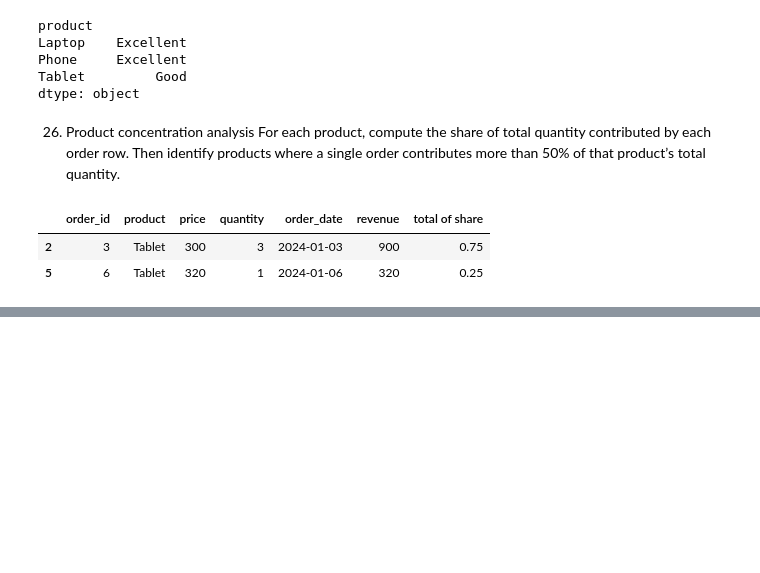
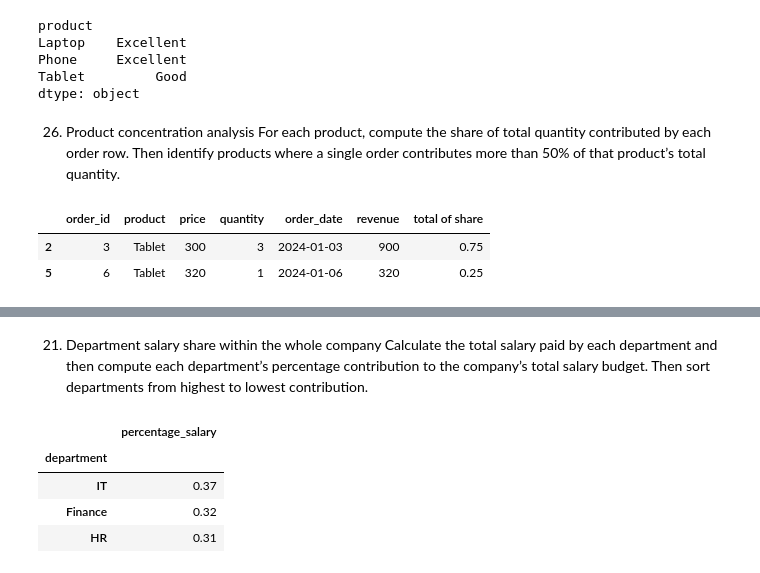
Before and after one commit to MYTWT/Data_Science, a Jupyter notebook: notebook/Pandas/practice.ipynb, the cells around one changed output, grey strips where cells are left out. Drawn from its saved outputs; the diff is of its cells as text; code cells hidden in the pictures; blank space fills up the shorter version.

```diff
--- a/notebook/Pandas/practice.ipynb
+++ b/notebook/Pandas/practice.ipynb
@@ -200,0 +227,18 @@ df
+# %% [markdown]
+21. Department salary share within the whole company
+Calculate the total salary paid by each department and then compute each department’s percentage contribution to the company’s total salary budget.
+Then sort departments from highest to lowest contribution.
+# %%
+
+import numpy as np
+total = np.sum(df_employees['salary'])
+df = df_employees.groupby('department').agg(
+    percentage_salary = ('salary', lambda x : round(sum(x)/total, 2))
+).sort_values(by = 'percentage_salary', ascending = False)
+df
+# %% [output]
+|  | percentage_salary |
+| department |  |
+| IT | 0.37 |
+| Finance | 0.32 |
+| HR | 0.31 |
```
Also changed, not shown: parts of 7 cells of this notebook, 10 other files.
